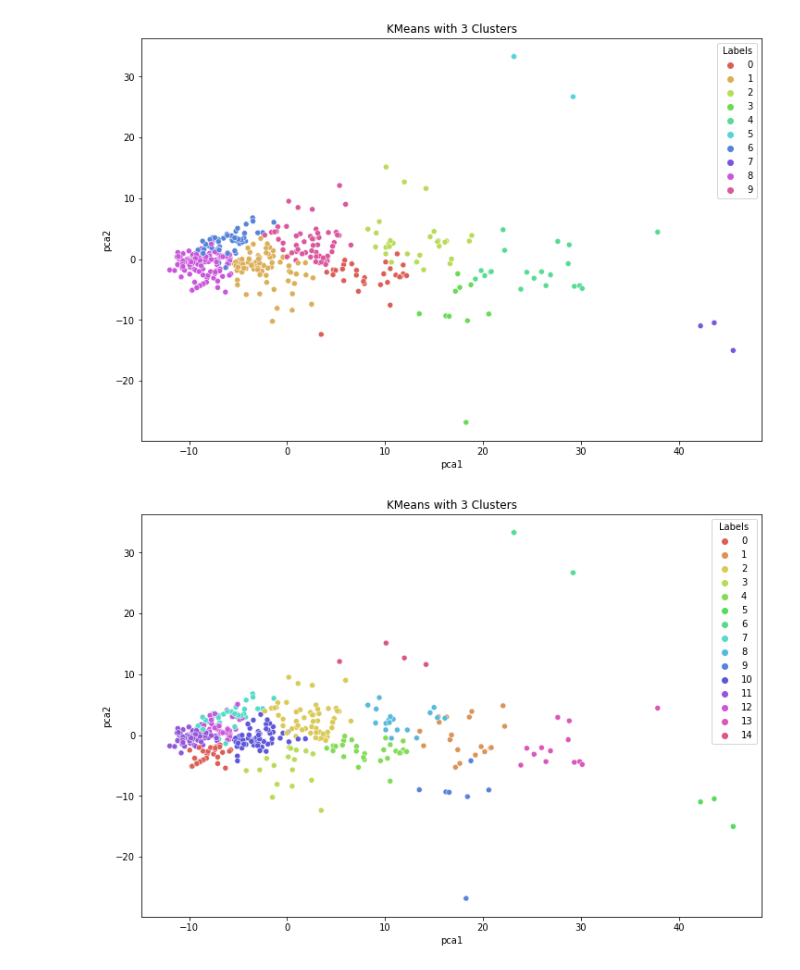
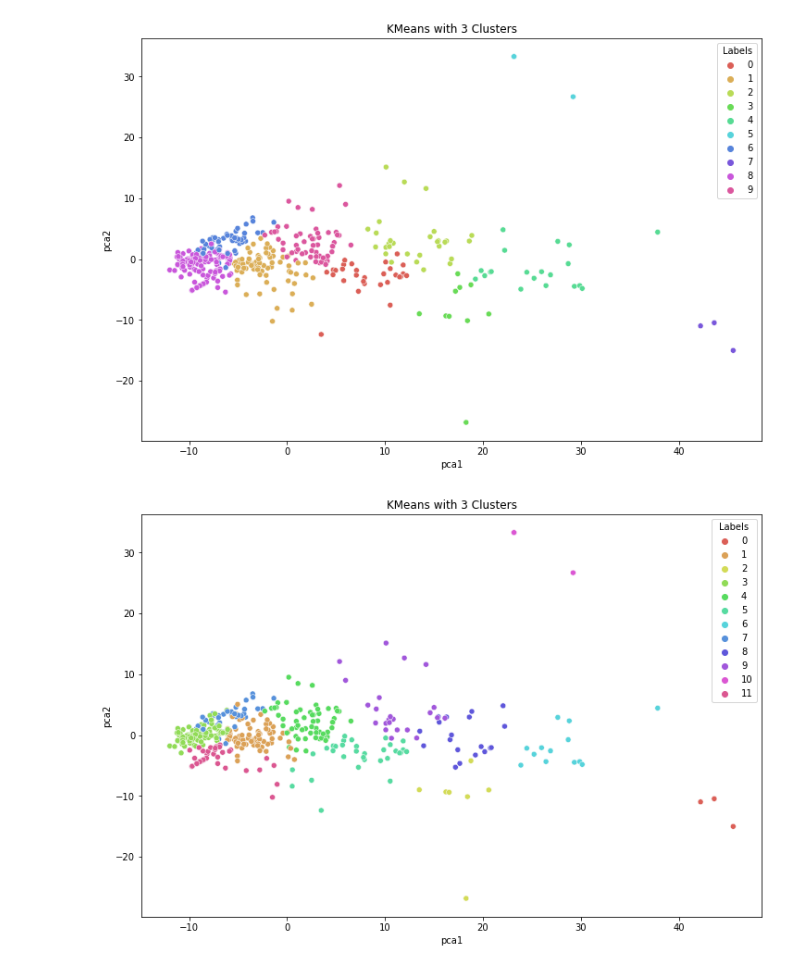
Before and after one commit to roxyconstantine-dev/Proyecto-Final-de-An-lisis-Datos, a Jupyter notebook: Borrador_Proyecto.ipynb, the cells around one changed output. Drawn from its saved outputs; the diff is of its cells as text; code cells hidden in the pictures.

```diff
--- a/Borrador_Proyecto.ipynb
+++ b/Borrador_Proyecto.ipynb
@@ -307,13 +307,13 @@ plt.show()
 [figure]
 # %%
 # 10 cluster
-km10= KMeans(n_clusters=15).fit(X)
+km10= KMeans(n_clusters=12).fit(X)
 
 X['Labels'] = km10.labels_
 plt.figure(figsize=(12, 8))
 sn.scatterplot(x=X['pca1'], y=X['pca2'], hue=X['Labels'],
-                palette=sn.color_palette('hls', 15))
+                palette=sn.color_palette('hls', 12), cmap="gist_ncar")
 plt.title('KMeans with 3 Clusters')
 plt.show()
 # %% [output]
-[figure, old version]
+[figure, new version]
```
Also changed, not shown: parts of 1 cell of this notebook.
